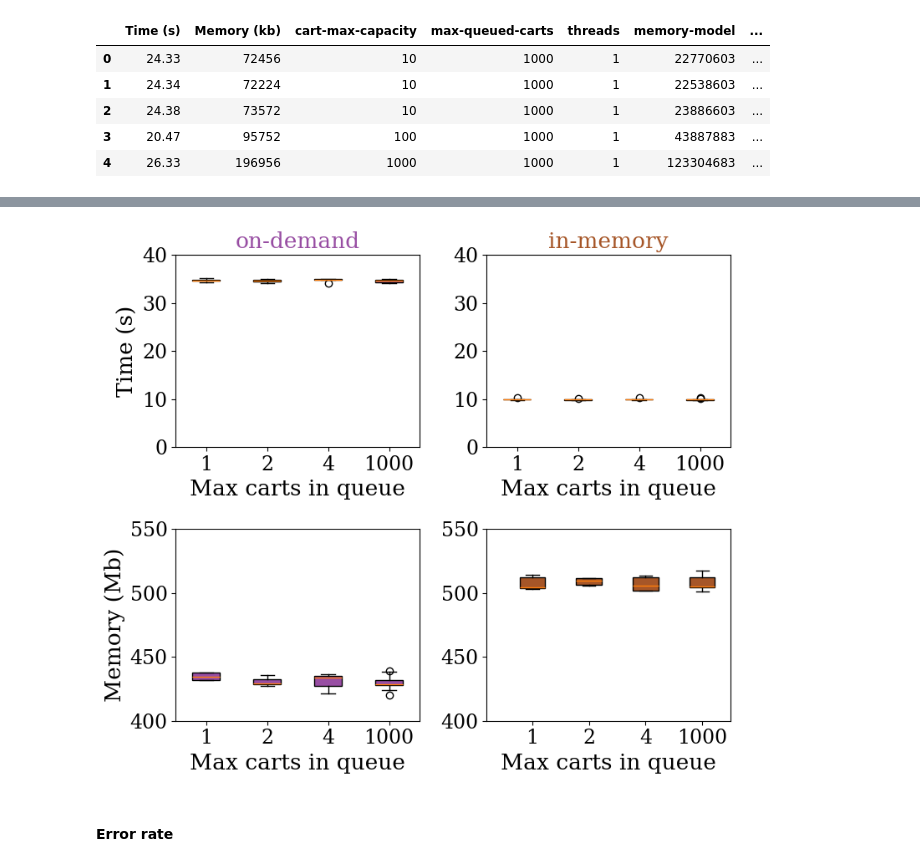
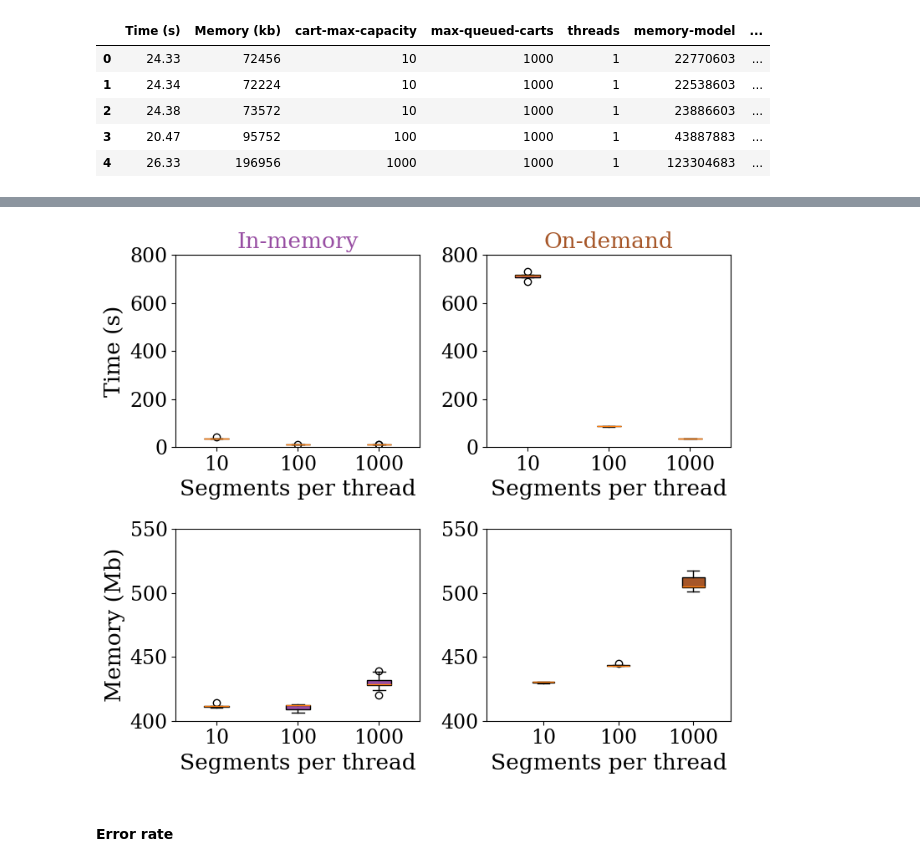
Before and after one commit to eaasna/DREAM-stellar-benchmark, a Jupyter notebook: work-python/markov/Distribution granularity.ipynb, the cells around one changed output, grey strips where cells are left out. Saved outputs shown, nothing was run; the diff lists cells and outputs as text; code cells hidden in the pictures.

```diff
--- a/work-python/markov/Distribution granularity.ipynb
+++ b/work-python/markov/Distribution granularity.ipynb
@@ -278,3 +278,6 @@ kmers_per_segment       3026
 | 2 | 24.38 | 73572 | 10 | 1000 | 1 | 23886603 | ... |
 | 3 | 20.47 | 95752 | 100 | 1000 | 1 | 43887883 | ... |
 | 4 | 26.33 | 196956 | 1000 | 1000 | 1 | 123304683 | ... |
+# %%
+kmers_per_segment = int(seg_len - qgram_size + 1)
+kmers_per_segment
@@ -443,14 +442,0 @@ build
-# %%
-data = io.copy()
-#data = data[data["cart-max-capacity"] > 1]
-ref_seg_count = 10
-data["memory-model"] = (data["Memory (kb)"] * 1024 - (ibf_size + data["threads"] * 2 * database_size / ref_seg_count + query_size)).astype(int)
-
-seg_len = query_size / df["seg-count"].iloc[0] + min_len
-kmers_per_segment = int(seg_len - window_size + 1)
-print("kmers_per_segment\t" + str(kmers_per_segment))
-data["max-kmer-indexes-size"] = (data["threads"] * data["cart-max-capacity"] * kmers_per_segment).astype(int)
-data["kmer-indexes-frac"] = np.round(data["max-kmer-indexes-size"] / (data["Memory (kb)"] * 1024), 2)
-data["memory-model"] = np.round(data["memory-model"] - data["max-kmer-indexes-size"])
-data["memory-model-error (%)"] = np.round((data["memory-model"] / (data["Memory (kb)"] * 1024)) * 100, 2)
-data.head()
@@ -514,12 +522,24 @@ plt.show()
 fig, ax = plt.subplots(2, 2, sharey = False)
 fig.set_size_inches(8, 7)
 
+
+i = 0
+x_cols = ["cart-max-capacity", "max-queued-carts"]
+x_col = x_cols[i]
+
+#TODO: how many Mb per 10¹?
+colnames = ["Segments per thread", "Max carts in queue"]
+colname = colnames[i]
+
 def plot_cols(data, ax, column, color, label):
-    capacities = [1, 2, 4, 1000]
+
+    capacities = [10, 100, 1000]
+    if (i==1):
+        capacities = [1, 2, 4, 1000]
+
     data_list = []
     for c in capacities:
-        data_list.append(data[data["max-queued-carts"]==c][column])
-
+        data_list.append(data[data[x_col]==c][column])
     bplot = ax.boxplot(data_list,
                        patch_artist=True,  # fill with color
                        tick_labels=capacities)  # will be used to label x-ticks
@@ -532,13 +552,10 @@ def plot_cols(data, ax, column, color, label):
     legend_square = mpatches.Patch(color=color, label=label)
     #ax.legend(handles=[legend_square])
 
-col = "max-queued-carts"
-colname = "Max carts in queue"
 for t in [4]:
     data = df.copy()
     data = data[data["threads"] == t]
-    #data = data[data["max-queued-carts"] < 10]
-    data = data[data["cart-max-capacity"] == 1000]
+    data = data[data[x_cols[not(i)]] == 1000]
     data = data.sort_values(col, ascending=True)
 
     build = data[data["exec-path"] == "build"].copy()
@@ -547,54 +564,56 @@ for t in [4]:
     io.drop(["adapt_cutoff", "errors", "exec-path", "seg-count", "error-rate"], axis = 1, inplace = True)
 
     col = "Time (s)"
-    plot_cols(io, ax[0][0], col, CB_color_cycle[5], "in-memory")
-    plot_cols(build, ax[0][1], col, CB_color_cycle[4], "on-demand")
+    plot_cols(io, ax[0][1], col, CB_color_cycle[5], "In-memory")
+    plot_cols(build, ax[0][0], col, CB_color_cycle[4], "On-demand")
 
-    ax[0][0].set_title("on-demand", color = CB_color_cycle[5])
-    ax[0][1].set_title("in-memory", color = CB_color_cycle[4])
+    ax[0][0].set_title("In-memory", color = CB_color_cycle[5])
+    ax[0][1].set_title("On-demand", color = CB_color_cycle[4])
     ax[0][0].set_xlabel(colname)
     ax[0][1].set_xlabel(colname)
     ax[0][0].set_ylabel("Time (s)")
-    ax[0][0].set_ylim(0, 40)
-    ax[0][1].set_ylim(0, 40)
+    ax[0][0].set_ylim(0, 800)
+    ax[0][1].set_ylim(0, 800)
+    if (i==1):
+        ax[0][0].set_ylim(0, 40)
+        ax[0][1].set_ylim(0, 40)
 
     #ax[0].plot(data[col], data["Time (s)"], linestyle = "dotted", color = colors[i])
 
     data = df.copy()
     data = data[data["threads"] == t]
-    #data = data[data["max-queued-carts"] < 10]
-    data = data[data["cart-max-capacity"] == 1000]
+    data = data[data[x_cols[not(i)]] == 1000]
     data = data.sort_values(col, ascending=True)
 
     build = data[data["exec-path"] == "build"].copy()
     build.drop(["adapt_cutoff", "errors", "exec-path", "seg-count", "error-rate"], axis = 1, inplace = True)
     io = data[data["exec-path"] == "build_io"].copy()
     io.drop(["adapt_cutoff", "errors", "exec-path", "seg-count", "error-rate"], axis = 1, inplace = True)
 
     col = "Memory (kb)"
     io[col] = io[col] / 1000
     build[col] = build[col] / 1000
-    plot_cols(io, ax[1][0], col, CB_color_cycle[5], "in-memory")
-    plot_cols(build, ax[1][1], col, CB_color_cycle[4], "on-demand")
+    plot_cols(io, ax[1][0], col, CB_color_cycle[5], "On-demand")
+    plot_cols(build, ax[1][1], col, CB_color_cycle[4], "In-memory")
 
     ax[1][0].set_ylabel("Memory (Mb)")
     #ax[1][1].set_ylabel("Memory (Mb)")
 
     ax[1][0].set_xlabel(colname)
     ax[1][1].set_xlabel(colname)
     ax[1][0].set_ylim(400, 550)
     ax[1][1].set_ylim(400, 550)
 
-    ax[1][1].plot(0.4, 0.4, linestyle = "-.", color = CB_color_cycle[5] , label = "On demand")
-    ax[1][1].plot(0.4, 400, color = CB_color_cycle[4], label = "In memory")
+    ax[1][1].plot(0.4, 0.4, linestyle = "-.", color = CB_color_cycle[5] , label = "In-memory")
+    ax[1][1].plot(0.4, 400, color = CB_color_cycle[4], label = "On-demand")
 
     #ax[1].legend(bbox_to_anchor=(1.05, 1), loc='upper left', borderaxespad=0.)
     #fig.suptitle("Searching 10k matches between \n100Mb reference and 1Mb query\n using " + str(t) + " threads")
     fig.tight_layout()  # otherwise the right y-label is slightly clipped
-    fig.savefig(ref_size + "_max_queued_carts_t" + str(t) + ".png", dpi=400, bbox_inches='tight')
+    fig.savefig(ref_size + "_" + x_col + "_t" + str(t) + ".png", dpi=400, bbox_inches='tight')
     plt.show()
 # %% [output]
-[figure, old version]
+[figure, new version]
 # %% [markdown]
 #### Error rate
 # %%
```
Also changed, not shown: parts of 8 cells of this notebook.
